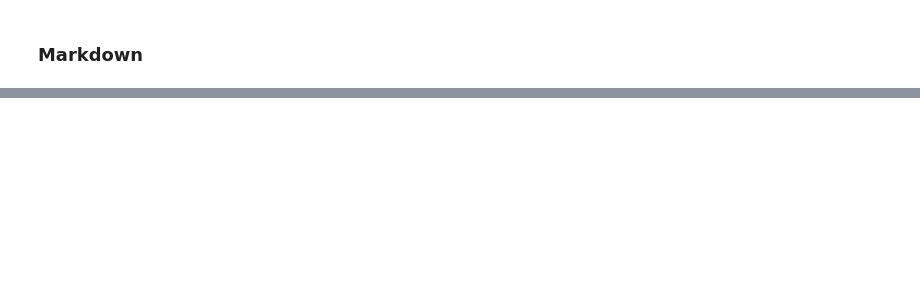
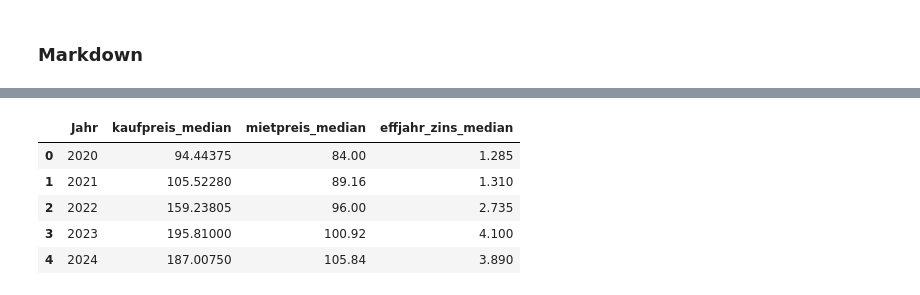
Before and after one commit to LukasGansneder/Master-Thesis-Renting-vs-Buying-, a Jupyter notebook: code/2_EDA.ipynb, the cells around one changed output, grey strips where cells are left out. Saved outputs shown, nothing was run; the diff lists cells and outputs as text; code cells hidden in the pictures; blank space fills up the shorter version.

```diff
--- a/code/2_EDA.ipynb
+++ b/code/2_EDA.ipynb
@@ -84,0 +48,11 @@ df_muc
+# %%
+df_deutschland_median["mietpreis_median"] = df_deutschland_median["mietpreis_median"]*12
+df_deutschland_median["kaufpreis_median"] = df_deutschland_median["kaufpreis_median"] * (df_deutschland_median["effjahr_zins_median"] + 2)/100
+df_deutschland_median
+# %% [output]
+|  | Jahr | kaufpreis_median | mietpreis_median | effjahr_zins_median |
+| 0 | 2020 | 94.44375 | 84.00 | 1.285 |
+| 1 | 2021 | 105.52280 | 89.16 | 1.310 |
+| 2 | 2022 | 159.23805 | 96.00 | 2.735 |
+| 3 | 2023 | 195.81000 | 100.92 | 4.100 |
+| 4 | 2024 | 187.00750 | 105.84 | 3.890 |
```
Also changed, not shown: parts of 7 cells of this notebook, 2 other files.
